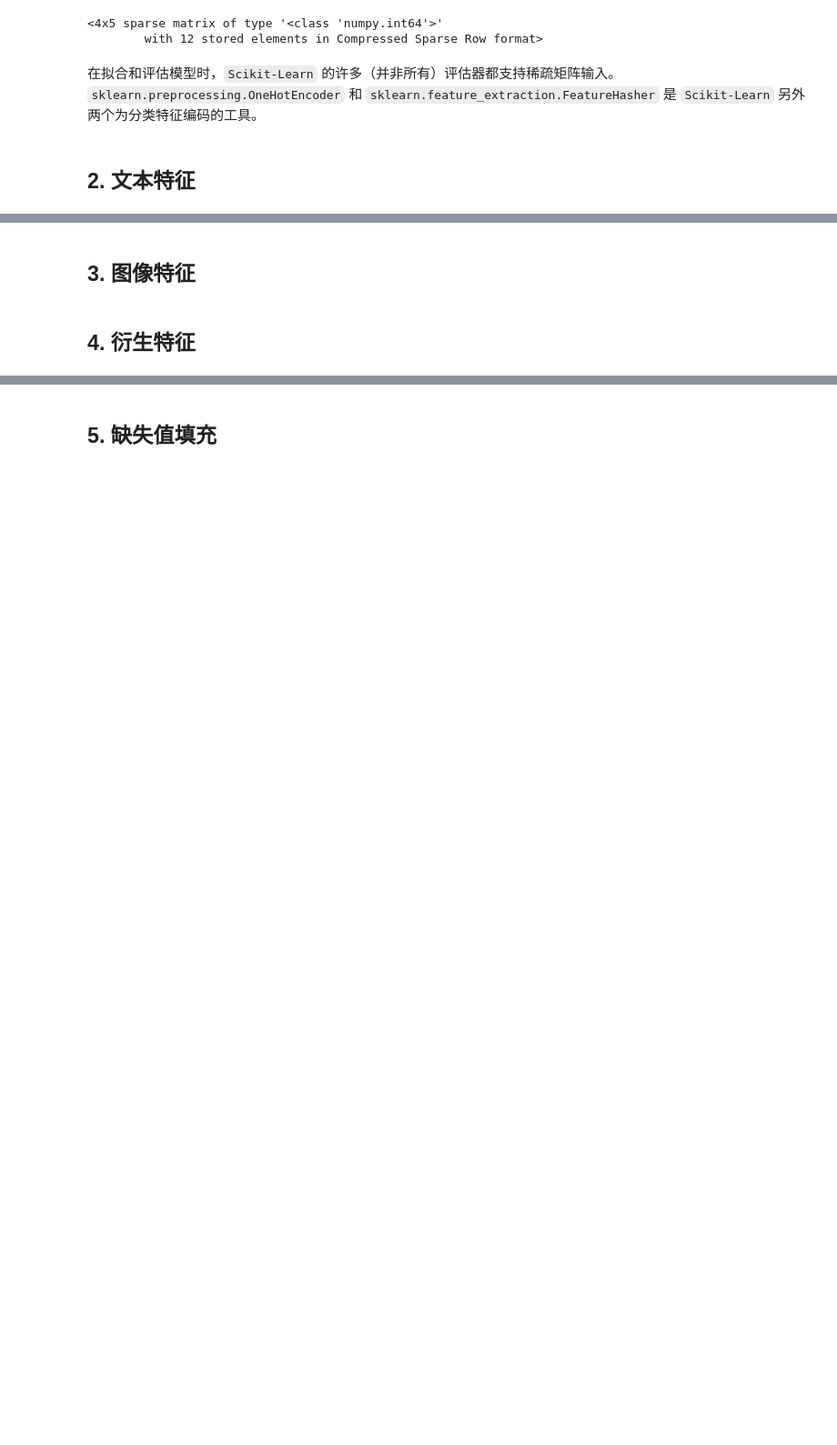
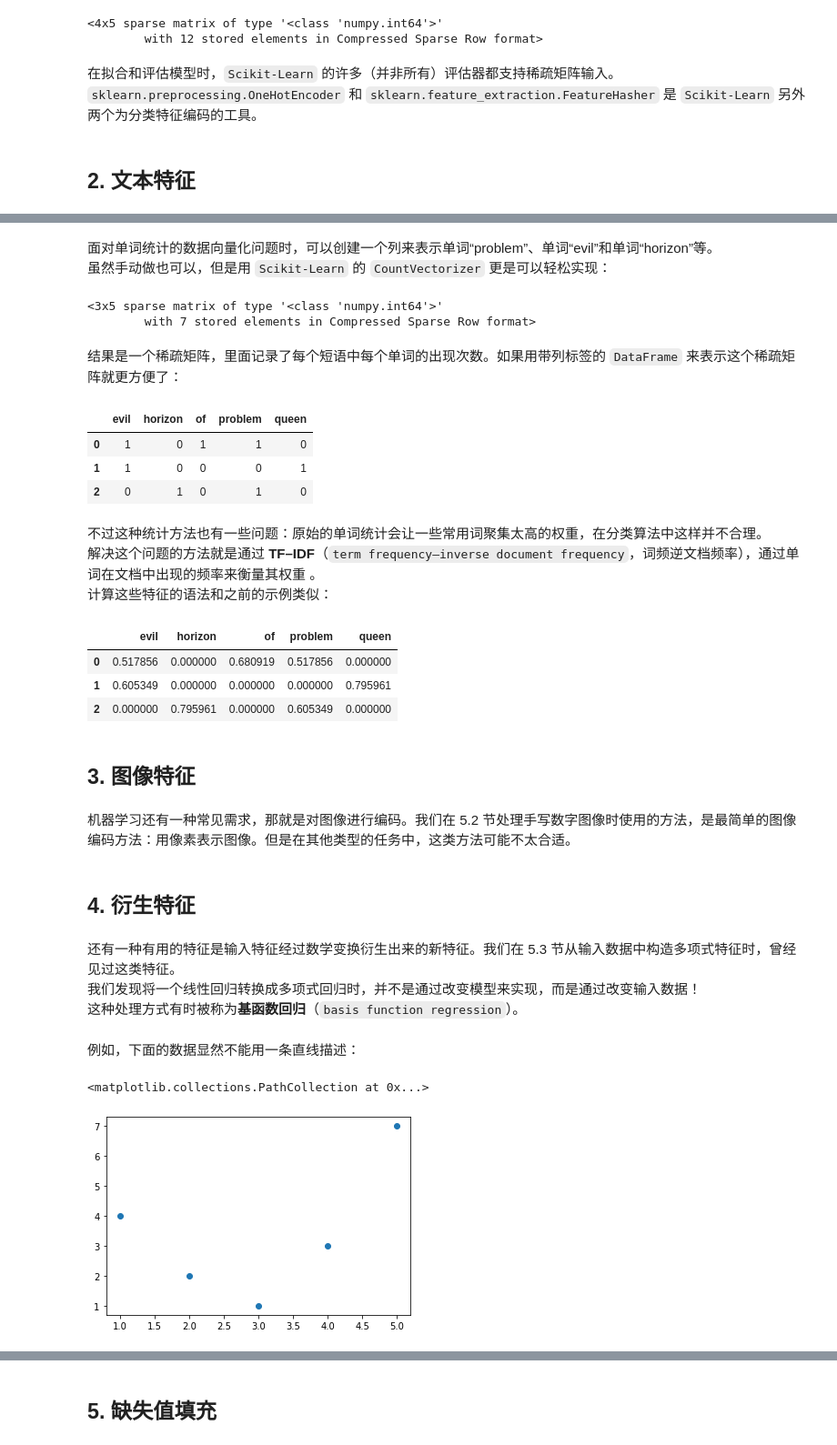
Before and after one commit to michaelbrucelin/HelloLanguage, a Jupyter notebook: Jupyter/Python/Book/Python数据科学手册/04-机器学习/04-特征工程.ipynb, the cells around one changed output, grey strips where cells are left out. Shown at 91% size. Drawn from its saved outputs; the diff is of its cells as text; code cells hidden in the pictures; blank space fills up the shorter version.

```diff
--- a/Jupyter/Python/Book/Python数据科学手册/04-机器学习/04-特征工程.ipynb
+++ b/Jupyter/Python/Book/Python数据科学手册/04-机器学习/04-特征工程.ipynb
@@ -72,4 +75,63 @@ vec.fit_transform(data)
+# %% [markdown]
+面对单词统计的数据向量化问题时，可以创建一个列来表示单词“problem”、单词“evil”和单词“horizon”等。
+虽然手动做也可以，但是用 `Scikit-Learn` 的 `CountVectorizer` 更是可以轻松实现：
+# %%
+from sklearn.feature_extraction.text import CountVectorizer
+
+vec = CountVectorizer()
+X = vec.fit_transform(sample)
+X
+# %% [output]
+<3x5 sparse matrix of type '<class 'numpy.int64'>'
+        with 7 stored elements in Compressed Sparse Row format>
+# %% [markdown]
+结果是一个稀疏矩阵，里面记录了每个短语中每个单词的出现次数。如果用带列标签的 `DataFrame` 来表示这个稀疏矩阵就更方便了：
+# %%
+import pandas as pd
+
+# pd.DataFrame(X.toarray(), columns=vec.get_feature_names())  # FutureWarning: Function get_feature_names is deprecated;
+pd.DataFrame(X.toarray(), columns=vec.get_feature_names_out())
+# %% [output]
+|  | evil | horizon | of | problem | queen |
+| 0 | 1 | 0 | 1 | 1 | 0 |
+| 1 | 1 | 0 | 0 | 0 | 1 |
+| 2 | 0 | 1 | 0 | 1 | 0 |
+# %% [markdown]
+不过这种统计方法也有一些问题：原始的单词统计会让一些常用词聚集太高的权重，在分类算法中这样并不合理。
+解决这个问题的方法就是通过 **TF–IDF**（`term frequency–inverse document frequency`，词频逆文档频率），通过单词在文档中出现的频率来衡量其权重 。
+计算这些特征的语法和之前的示例类似：
+# %%
+from sklearn.feature_extraction.text import TfidfVectorizer
+
+vec = TfidfVectorizer()
+X = vec.fit_transform(sample)
+# pd.DataFrame(X.toarray(), columns=vec.get_feature_names())  # FutureWarning: Function get_feature_names is deprecated;
+pd.DataFrame(X.toarray(), columns=vec.get_feature_names_out())
+# %% [output]
+|  | evil | horizon | of | problem | queen |
+| 0 | 0.517856 | 0.000000 | 0.680919 | 0.517856 | 0.000000 |
+| 1 | 0.605349 | 0.000000 | 0.000000 | 0.000000 | 0.795961 |
+| 2 | 0.000000 | 0.795961 | 0.000000 | 0.605349 | 0.000000 |
 # %% [markdown]
 ## 3. 图像特征
+# %% [markdown]
+机器学习还有一种常见需求，那就是对图像进行编码。我们在 5.2 节处理手写数字图像时使用的方法，是最简单的图像编码方法：用像素表示图像。但是在其他类型的任务中，这类方法可能不太合适。
 # %% [markdown]
 ## 4. 衍生特征
+# %% [markdown]
+还有一种有用的特征是输入特征经过数学变换衍生出来的新特征。我们在 5.3 节从输入数据中构造多项式特征时，曾经见过这类特征。
+我们发现将一个线性回归转换成多项式回归时，并不是通过改变模型来实现，而是通过改变输入数据！
+这种处理方式有时被称为**基函数回归**（`basis function regression`）。
+# %% [markdown]
+例如，下面的数据显然不能用一条直线描述：
+# %%
+%matplotlib inline
+import numpy as np
+import matplotlib.pyplot as plt
+
+x = np.array([1, 2, 3, 4, 5])
+y = np.array([4, 2, 1, 3, 7])
+plt.scatter(x, y)
+# %% [output]
+<matplotlib.collections.PathCollection at 0x...>
+[figure, added]
```
Also changed, not shown: parts of 22 cells of this notebook, 3 other files.
